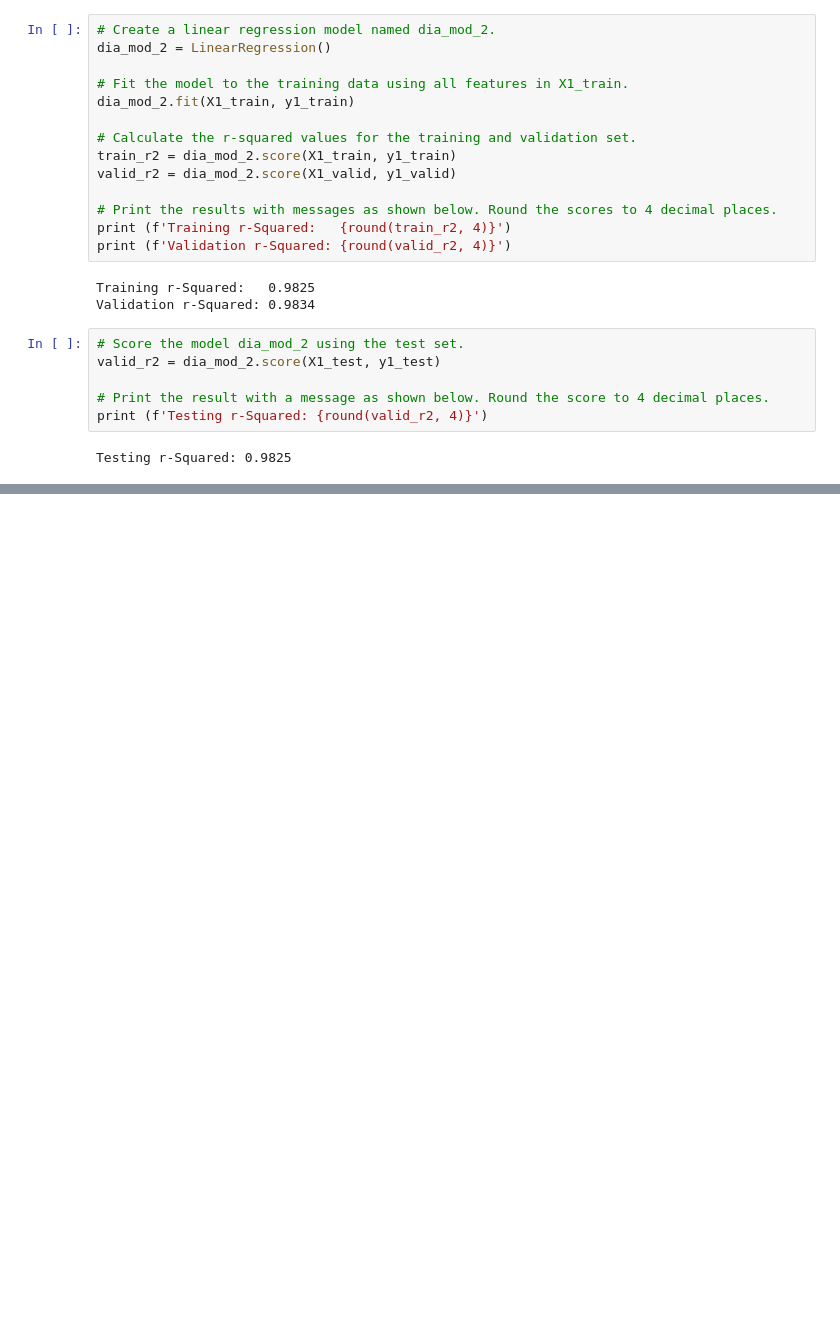
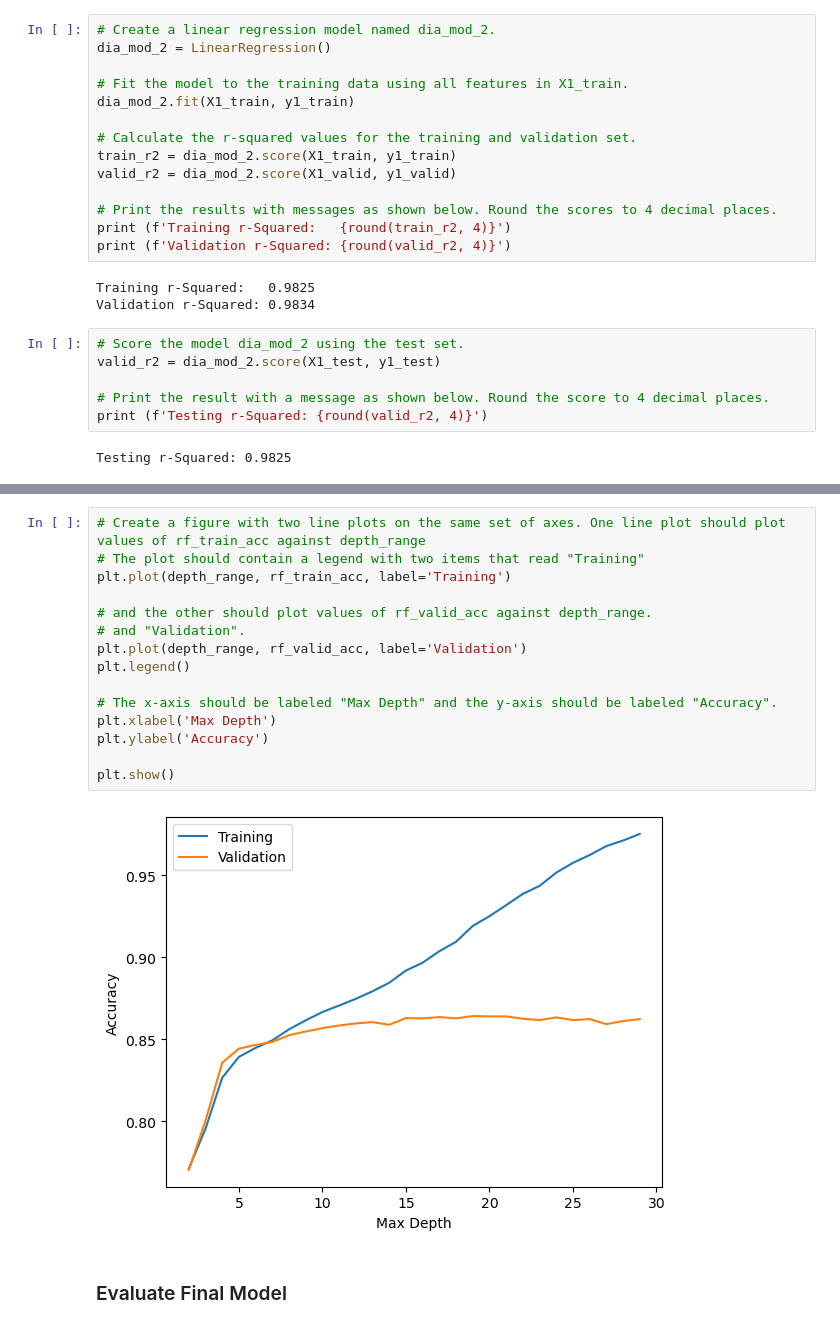
Before and after one commit to slylockfox/Maryville-DSCI-503-2, a Jupyter notebook: HW_08_Snyder.ipynb, the cells around one changed output, grey strips where cells are left out. Cells and saved outputs as stored; diff of their text form; blank space fills up the shorter version.

```diff
--- a/HW_08_Snyder.ipynb
+++ b/HW_08_Snyder.ipynb
@@ -142,0 +368,19 @@ Testing r-Squared: 0.9825
+# %%
+# Create a figure with two line plots on the same set of axes. One line plot should plot values of rf_train_acc against depth_range
+# The plot should contain a legend with two items that read "Training"
+plt.plot(depth_range, rf_train_acc, label='Training')
+
+# and the other should plot values of rf_valid_acc against depth_range.
+# and "Validation".
+plt.plot(depth_range, rf_valid_acc, label='Validation')
+plt.legend()
+
+# The x-axis should be labeled "Max Depth" and the y-axis should be labeled "Accuracy".
+plt.xlabel('Max Depth')
+plt.ylabel('Accuracy')
+
+plt.show()
+# %% [output]
+[figure, added]
+# %% [markdown]
+### Evaluate Final Model
```
Also changed, not shown: parts of 17 cells of this notebook.
